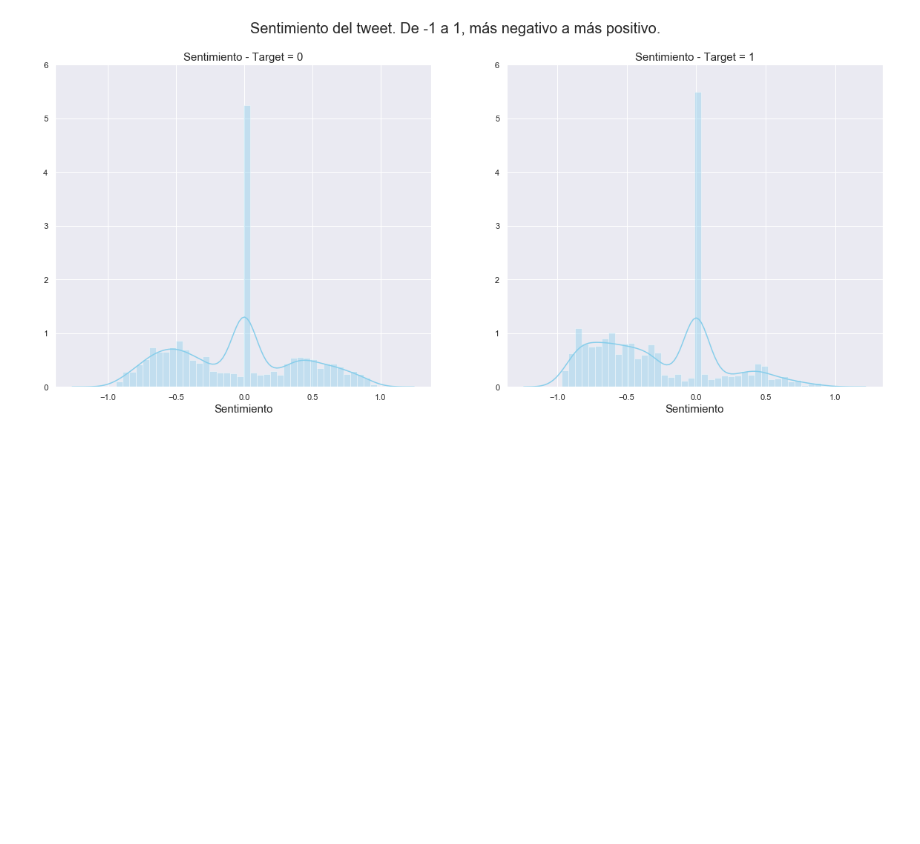
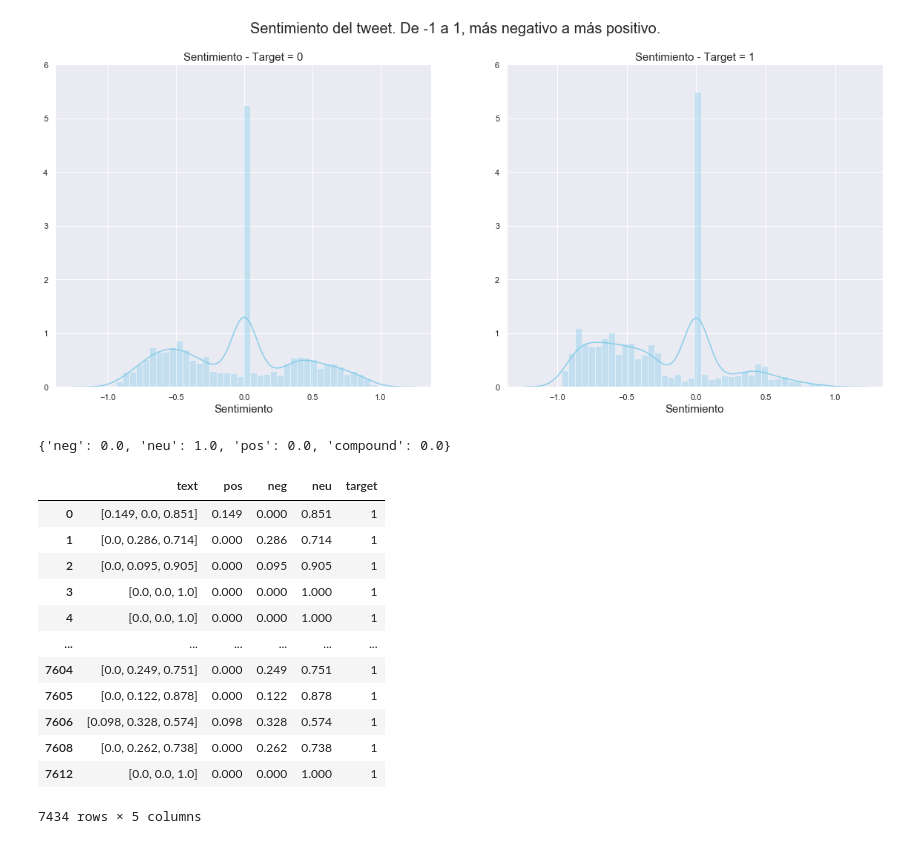
Before and after one commit to milemarchese/OrganizacionDeDatos, a Jupyter notebook: Análisis Exploratorio.ipynb, the cells around one changed output. Cells and saved outputs as stored; diff of their text form; code cells hidden in the pictures; blank space fills up the shorter version.

```diff
--- a/Análisis Exploratorio.ipynb
+++ b/Análisis Exploratorio.ipynb
@@ -519,3 +519,33 @@ fig.suptitle('Sentimiento del tweet. De -1 a 1, más negativo a más positivo.',
 plt.show()
 # %% [output]
 [figure]
+# %%
+sia.polarity_scores('hijo de puta chupame la verga')
+# %% [output]
+{'neg': 0.0, 'neu': 1.0, 'pos': 0.0, 'compound': 0.0}
+# %%
+def return_sia_values(text):
+    return [sia.polarity_scores(text)['pos'], sia.polarity_scores(text)['neg'], sia.polarity_scores(text)['neu']]
+
+sia_values = tweets_length['text'].transform(lambda x: return_sia_values(x)).to_frame()
+
+sia_values['pos'] = sia_values['text'].apply(lambda x: pd.Series(x[0]))
+sia_values['neg'] = sia_values['text'].apply(lambda x: pd.Series(x[1]))
+sia_values['neu'] = sia_values['text'].apply(lambda x: pd.Series(x[2]))
+
+sia_values['target'] = tweets_length['target']
+sia_values
+# %% [output]
+|  | text | pos | neg | neu | target |
+| 0 | [0.149, 0.0, 0.851] | 0.149 | 0.000 | 0.851 | 1 |
+| 1 | [0.0, 0.286, 0.714] | 0.000 | 0.286 | 0.714 | 1 |
+| 2 | [0.0, 0.095, 0.905] | 0.000 | 0.095 | 0.905 | 1 |
+| 3 | [0.0, 0.0, 1.0] | 0.000 | 0.000 | 1.000 | 1 |
+| 4 | [0.0, 0.0, 1.0] | 0.000 | 0.000 | 1.000 | 1 |
+| ... | ... | ... | ... | ... | ... |
+| 7604 | [0.0, 0.249, 0.751] | 0.000 | 0.249 | 0.751 | 1 |
+| 7605 | [0.0, 0.122, 0.878] | 0.000 | 0.122 | 0.878 | 1 |
+| 7606 | [0.098, 0.328, 0.574] | 0.098 | 0.328 | 0.574 | 1 |
+| 7608 | [0.0, 0.262, 0.738] | 0.000 | 0.262 | 0.738 | 1 |
+| 7612 | [0.0, 0.0, 1.0] | 0.000 | 0.000 | 1.000 | 1 |
+7434 rows × 5 columns
```
Also changed, not shown: parts of 1 cell of this notebook.
